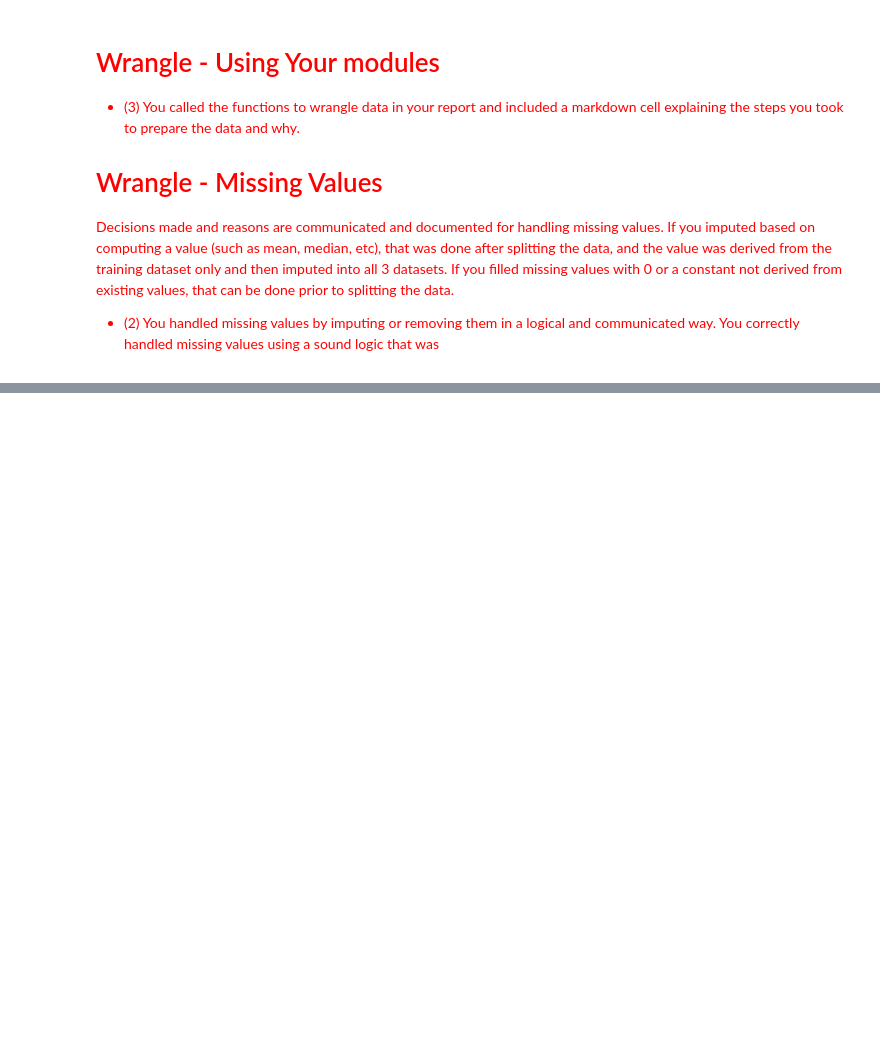
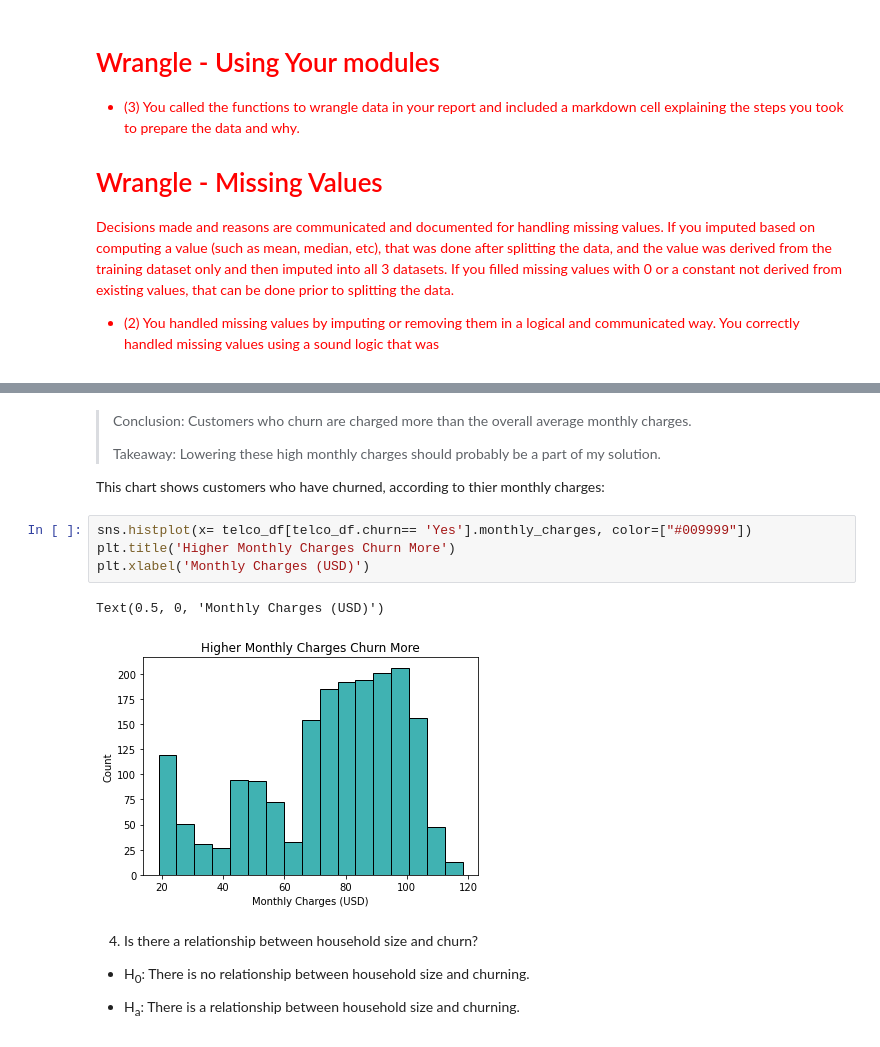
Before and after one commit to JeanetteSchulz/Classification_Project, a Jupyter notebook: Report Draft.ipynb, the cells around one changed output, grey strips where cells are left out. Drawn from its saved outputs; the diff is of its cells as text; blank space fills up the shorter version.

```diff
--- a/Report Draft.ipynb
+++ b/Report Draft.ipynb
@@ -100,0 +248,19 @@ To clean the data, I did the following:
+# %% [markdown]
+>Conclusion: Customers who churn are charged more than the overall average monthly charges.
+>
+>Takeaway: Lowering these high monthly charges should probably be a part of my solution.
+
+This chart shows customers who have churned, according to thier monthly charges:
+# %%
+sns.histplot(x= telco_df[telco_df.churn== 'Yes'].monthly_charges, color=["#009999"])
+plt.title('Higher Monthly Charges Churn More')
+plt.xlabel('Monthly Charges (USD)')
+# %% [output]
+Text(0.5, 0, 'Monthly Charges (USD)')
+[figure, added]
+# %% [markdown]
+4. Is there a relationship between household size and churn?
+
+- H<sub>0</sub>: There is no relationship between household size and churning.
+
+- H<sub>a</sub>: There is a relationship between household size and churning.
```
Also changed, not shown: parts of 57 cells of this notebook.
